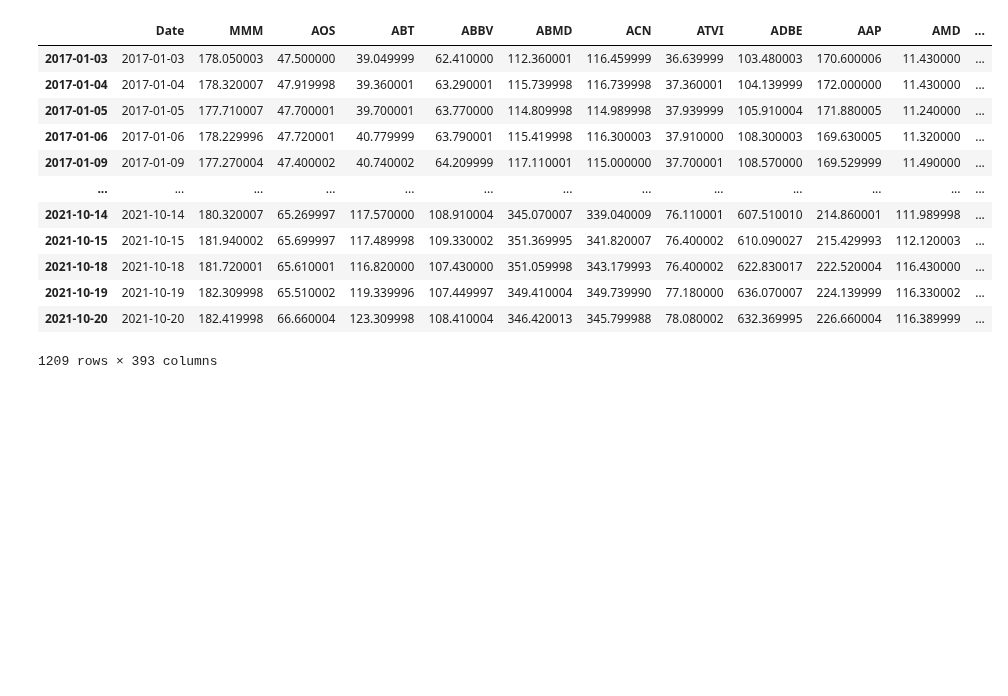
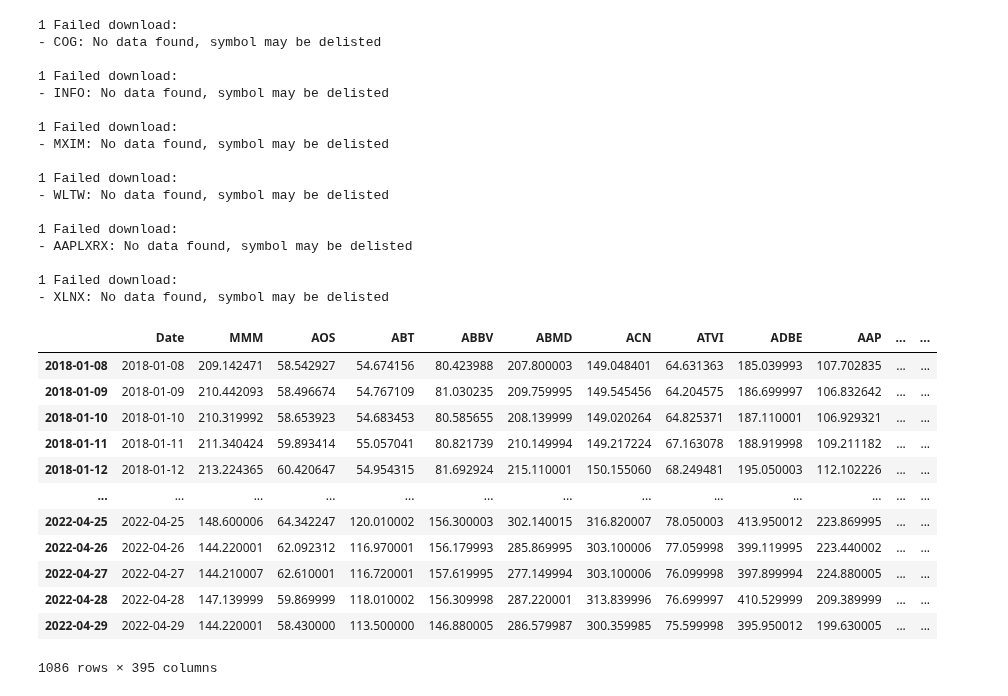
Before and after one commit to xanasa14/Finances, a Jupyter notebook: DownloadingDataYahooFinance.ipynb, the cells around one changed output. Saved outputs shown, nothing was run; the diff lists cells and outputs as text; code cells hidden in the pictures; blank space fills up the shorter version.

```diff
--- a/DownloadingDataYahooFinance.ipynb
+++ b/DownloadingDataYahooFinance.ipynb
@@ -27,11 +28,12 @@ import yfinance as yf
 from yahoofinancials import YahooFinancials
 # %%
 #companies = ['TSLA',"AMZN",'WMT','GOOG',"WEN","TGT",'T','TMUS', 'VZ','CTSH',"ACN"]
-#startDate = "2018-01-02"
-startDate = "2017-01-01"
-endDate = "2021-10-21"
+startDate = "2018-01-06"
+#startDate = "2017-01-01"
+#endDate = "2021-12-27"
 companies = [
 'MMM', 'AOS', 'ABT', 'ABBV', 'ABMD', 'ACN', 'ATVI', 'ADBE', 'AAP', 'AMD', 'AES', 'AFL', 'A', 'APD', 'AKAM', 'ALK', 'ALB',
+
 'ARE', 'ALGN', 'ALLE', 'LNT', 'ALL',  'GOOGL', 'MO', 'AMZN', 'AMCR', 'AEE', 'AAL', 'AEP', 'AXP', 'AIG', 'AMT', 'AWK', 'AMP', 'AME',
 'AMGN', 'APH', 'ADI', 'ANSS', 'ANTM', 'AON','APA', 'AAPL', 'AMAT', 'APTV', 'ADM', 'ANET', 'AJG', 'AIZ', 'ATO', 'ADSK', 'ADP', 'AZO', 'AVB',
  'AVY',
@@ -46,52 +48,70 @@ companies = [
 'TT', 'INTC', 'IP', 'IPG', 'INT', 'ISRG', 'IVZ', 'IPGP', 'IQV', 'IRM', 'JBHT', 'JKHY', 'J', 'SJM', 'JCI', 'JPM', 'JNPR','K','KEY','LW','LVS',
 'LEG', 'LDOS', 'LEN', 'LLY', 'LNC', 'LIN', 'LYV', 'LKQ', 'LMT', 'L', 'LOW', 'LYB', 'M', 'MRO', 'MPC','MKTX','MAR','MMC','MLM', 'MAS', 'MA',
 'MXIM', 'MKC', 'MCD', 'MCK', 'MDT', 'MRK', 'MET', 'MGM', 'MCHP', 'M', 'MSFT', 'MAA', 'NOC', 'NLOK', 'NCLH', 'NRG', 'NUE', 'NVDA', 'NVR', 'ORLY',
 'OXY','ODFL','OMC','OKE','ORCL', 'PCAR', 'PKG', 'PH', 'PAYX', 'PAYC', 'PYPL', 'PNR', 'PBCT', 'PEP', 'PKI','PRGO','PFE','PM','PSX','PNW','PXD',
 'PNC','PPG','PPL','PFG','PG','PGR','PLD','PEG','PSA','PHM','PVH','QRVO','QCOM','PWR', 'DGX', 'RL', 'RJF', 'SLG', 'SNA', 'SO','LUV','SWK','SBUX',
 'STT','STE','SYK','SIVB','SYF','SNPS','SYY','TMUS','TROW','TTWO', 'TPR', 'TGT', 'TEL', 'FTI','TDY','TFX','TXN','TXT','TDG','TFC','TWTR','TYL',
 'TSN', 'USB', 'UDR', 'UL', 'UNP', 'UAL', 'UNH', 'UPS', 'URI', 'UHS', 'UNM', 'VLO', 'VTR', 'VRSN','VRSK','VZ','VRTX','VFC','V','VNO',
-'VMC', 'WRB', 'WAB', 'WBA', 'WMT', 'WM', 'WAT', 'WEC', 'WFC', 'WELL', 'WST', 'WDC', 'W', 'WY', 'WHR', 'WMB', 'WLTW', 'WYNN', 'XEL',
-'XRX', 'XLNX', 'XYL', 'YUM', 'ZBRA', 'ZBH', 'ZION', 'ZTS'
+'VMC', 'WRB', 'WAB', 'WBA', 'WMT', 'WM', 'WAT', 'WEC', 'WFC', 'WELL', 'WST', 'WDC', 'W', 'WY', 'WHR', 'WMB', 'WLTW', 'WYNN', 'XEL', 'TSLA', 'AAPL'
+'XRX', 'XLNX', 'XYL', 'YUM', 'ZBRA', 'ZBH', 'ZION', 'ZTS','NFLX'
+
 ]
 
 finalData=pd.DataFrame()
 for company in companies:
-  tsla_df = yf.download(company,
+  df = yf.download(company,
                       start=startDate,
-                      end=endDate,
+                      #end=endDate,
                       progress=False)
-  tsla_df = tsla_df.drop(columns=['Open', 'High','Low', 'Volume',"Adj Close"])
-  tsla_df = tsla_df.rename(columns={'Close': company})
-  tmp = tsla_df[str(company)]
+  df = df.drop(columns=['Open', 'High','Low', 'Volume',"Close"])
+  df = df.rename(columns={'Adj Close': company})
+  tmp = df[str(company)]
 
   finalData = finalData.append(tmp, ignore_index=True)
 finalData
 finalData = finalData.T # or df2.transpose()
 for i in range(len(companies)):
   finalData = finalData.rename(columns={i: companies[i]})
 
 
 
 
 finalData['Date'] = finalData.index
 col_name="Date"
 first_col = finalData.pop(col_name)
 finalData.insert(0, col_name, first_col)
 finalData.to_csv('/content/drive/MyDrive/YahooData/YahooFinanceData.csv', index = False, header=True)
 finalData
 # %% [output]
+1 Failed download:
+- COG: No data found, symbol may be delisted
+
+1 Failed download:
+- INFO: No data found, symbol may be delisted
+
+1 Failed download:
+- MXIM: No data found, symbol may be delisted
+
+1 Failed download:
+- WLTW: No data found, symbol may be delisted
+
+1 Failed download:
+- AAPLXRX: No data found, symbol may be delisted
+
+1 Failed download:
+- XLNX: No data found, symbol may be delisted
-|  | Date | MMM | AOS | ABT | ABBV | ABMD | ACN | ATVI | ADBE | AAP | AMD | ... |
-| 2017-01-03 | 2017-01-03 | 178.050003 | 47.500000 | 39.049999 | 62.410000 | 112.360001 | 116.459999 | 36.639999 | 103.480003 | 170.600006 | 11.430000 | ... |
-| 2017-01-04 | 2017-01-04 | 178.320007 | 47.919998 | 39.360001 | 63.290001 | 115.739998 | 116.739998 | 37.360001 | 104.139999 | 172.000000 | 11.430000 | ... |
-| 2017-01-05 | 2017-01-05 | 177.710007 | 47.700001 | 39.700001 | 63.770000 | 114.809998 | 114.989998 | 37.939999 | 105.910004 | 171.880005 | 11.240000 | ... |
-| 2017-01-06 | 2017-01-06 | 178.229996 | 47.720001 | 40.779999 | 63.790001 | 115.419998 | 116.300003 | 37.910000 | 108.300003 | 169.630005 | 11.320000 | ... |
-| 2017-01-09 | 2017-01-09 | 177.270004 | 47.400002 | 40.740002 | 64.209999 | 117.110001 | 115.000000 | 37.700001 | 108.570000 | 169.529999 | 11.490000 | ... |
+|  | Date | MMM | AOS | ABT | ABBV | ABMD | ACN | ATVI | ADBE | AAP | ... | ... |
+| 2018-01-08 | 2018-01-08 | 209.142471 | 58.542927 | 54.674156 | 80.423988 | 207.800003 | 149.048401 | 64.631363 | 185.039993 | 107.702835 | ... | ... |
+| 2018-01-09 | 2018-01-09 | 210.442093 | 58.496674 | 54.767109 | 81.030235 | 209.759995 | 149.545456 | 64.204575 | 186.699997 | 106.832642 | ... | ... |
+| 2018-01-10 | 2018-01-10 | 210.319992 | 58.653923 | 54.683453 | 80.585655 | 208.139999 | 149.020264 | 64.825371 | 187.110001 | 106.929321 | ... | ... |
+| 2018-01-11 | 2018-01-11 | 211.340424 | 59.893414 | 55.057041 | 80.821739 | 210.149994 | 149.217224 | 67.163078 | 188.919998 | 109.211182 | ... | ... |
+| 2018-01-12 | 2018-01-12 | 213.224365 | 60.420647 | 54.954315 | 81.692924 | 215.110001 | 150.155060 | 68.249481 | 195.050003 | 112.102226 | ... | ... |
 | ... | ... | ... | ... | ... | ... | ... | ... | ... | ... | ... | ... | ... |
-| 2021-10-14 | 2021-10-14 | 180.320007 | 65.269997 | 117.570000 | 108.910004 | 345.070007 | 339.040009 | 76.110001 | 607.510010 | 214.860001 | 111.989998 | ... |
-| 2021-10-15 | 2021-10-15 | 181.940002 | 65.699997 | 117.489998 | 109.330002 | 351.369995 | 341.820007 | 76.400002 | 610.090027 | 215.429993 | 112.120003 | ... |
-| 2021-10-18 | 2021-10-18 | 181.720001 | 65.610001 | 116.820000 | 107.430000 | 351.059998 | 343.179993 | 76.400002 | 622.830017 | 222.520004 | 116.430000 | ... |
-| 2021-10-19 | 2021-10-19 | 182.309998 | 65.510002 | 119.339996 | 107.449997 | 349.410004 | 349.739990 | 77.180000 | 636.070007 | 224.139999 | 116.330002 | ... |
-| 2021-10-20 | 2021-10-20 | 182.419998 | 66.660004 | 123.309998 | 108.410004 | 346.420013 | 345.799988 | 78.080002 | 632.369995 | 226.660004 | 116.389999 | ... |
+| 2022-04-25 | 2022-04-25 | 148.600006 | 64.342247 | 120.010002 | 156.300003 | 302.140015 | 316.820007 | 78.050003 | 413.950012 | 223.869995 | ... | ... |
+| 2022-04-26 | 2022-04-26 | 144.220001 | 62.092312 | 116.970001 | 156.179993 | 285.869995 | 303.100006 | 77.059998 | 399.119995 | 223.440002 | ... | ... |
+| 2022-04-27 | 2022-04-27 | 144.210007 | 62.610001 | 116.720001 | 157.619995 | 277.149994 | 303.100006 | 76.099998 | 397.899994 | 224.880005 | ... | ... |
+| 2022-04-28 | 2022-04-28 | 147.139999 | 59.869999 | 118.010002 | 156.309998 | 287.220001 | 313.839996 | 76.699997 | 410.529999 | 209.389999 | ... | ... |
+| 2022-04-29 | 2022-04-29 | 144.220001 | 58.430000 | 113.500000 | 146.880005 | 286.579987 | 300.359985 | 75.599998 | 395.950012 | 199.630005 | ... | ... |
-1209 rows × 393 columns
+1086 rows × 395 columns
 # %%
 #Check if any Columns have empty values(NAN)
```
Also changed, not shown: parts of 7 cells of this notebook.
